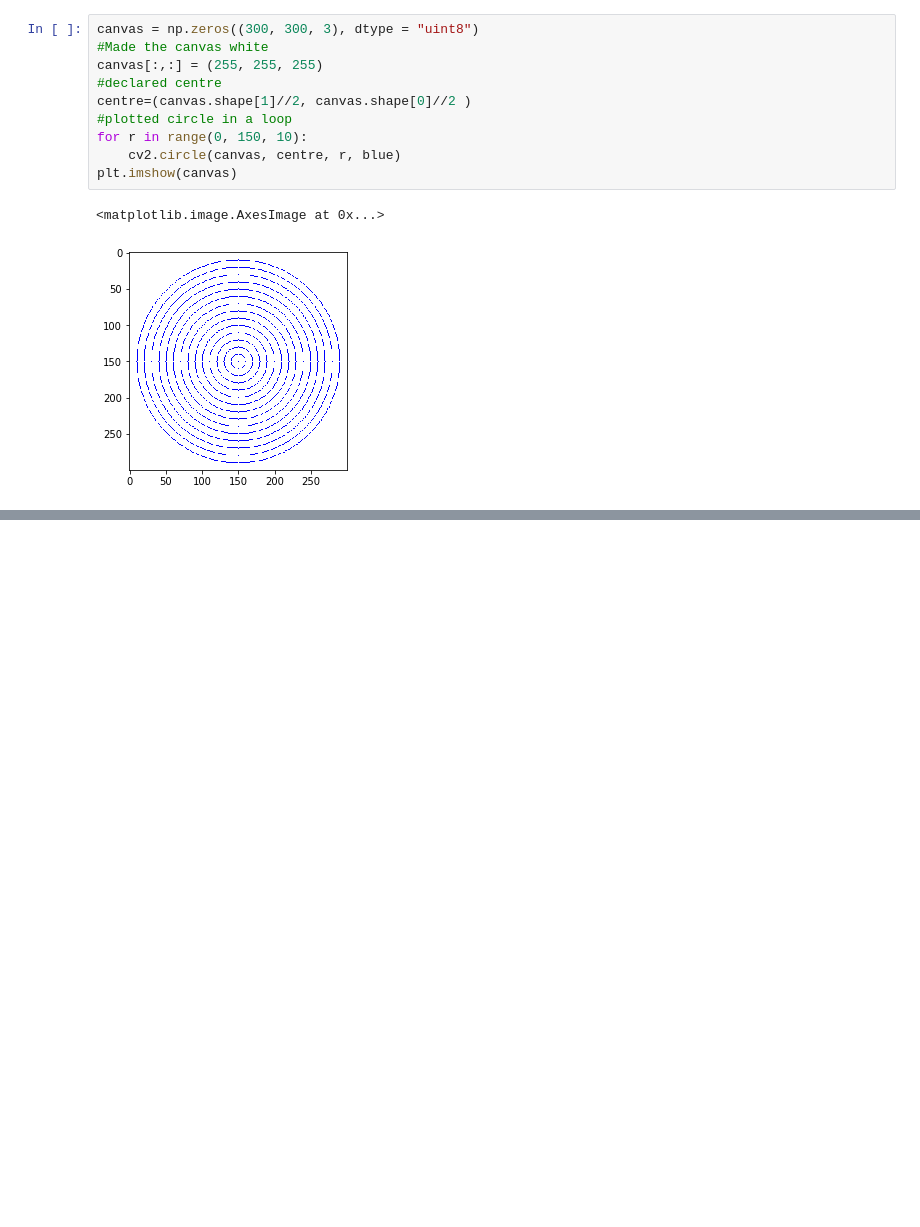
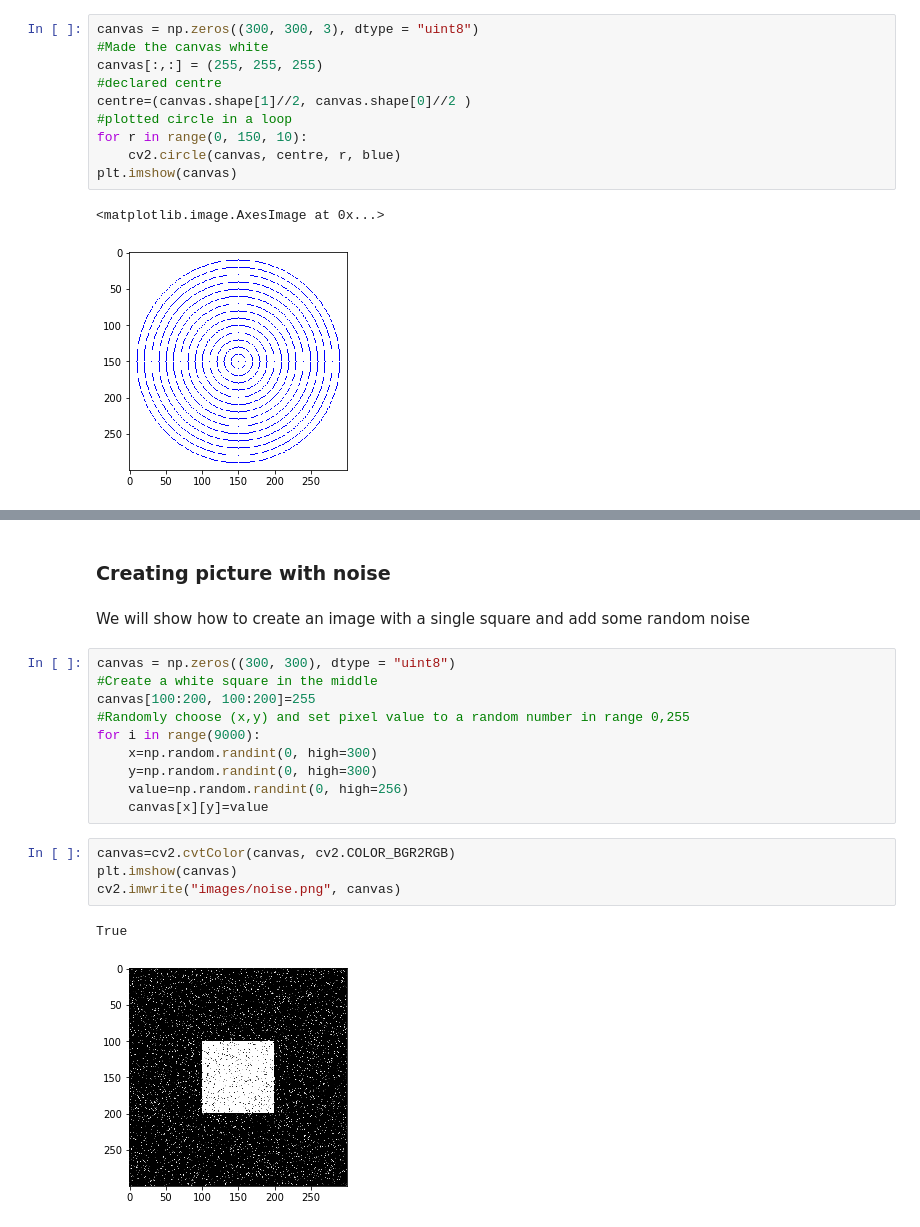
Before and after one commit to cloudxlab/opencv-intro, a Jupyter notebook: 1_open_cv_intro.ipynb, the cells around one changed output, grey strips where cells are left out. Drawn from its saved outputs; the diff is of its cells as text; blank space fills up the shorter version.

```diff
--- a/1_open_cv_intro.ipynb
+++ b/1_open_cv_intro.ipynb
@@ -188,0 +190,21 @@ plt.imshow(canvas)
+# %% [markdown]
+### Creating picture with noise
+# %% [markdown]
+We will show how to create an image with a single square and add some random noise
+# %%
+canvas = np.zeros((300, 300), dtype = "uint8")
+#Create a white square in the middle
+canvas[100:200, 100:200]=255
+#Randomly choose (x,y) and set pixel value to a random number in range 0,255
+for i in range(9000):
+    x=np.random.randint(0, high=300)
+    y=np.random.randint(0, high=300)
+    value=np.random.randint(0, high=256)
+    canvas[x][y]=value
+# %%
+canvas=cv2.cvtColor(canvas, cv2.COLOR_BGR2RGB)
+plt.imshow(canvas)
+cv2.imwrite("images/noise.png", canvas)
+# %% [output]
+True
+[figure, added]
```
Also changed, not shown: parts of 5 cells of this notebook, 4 other files.
